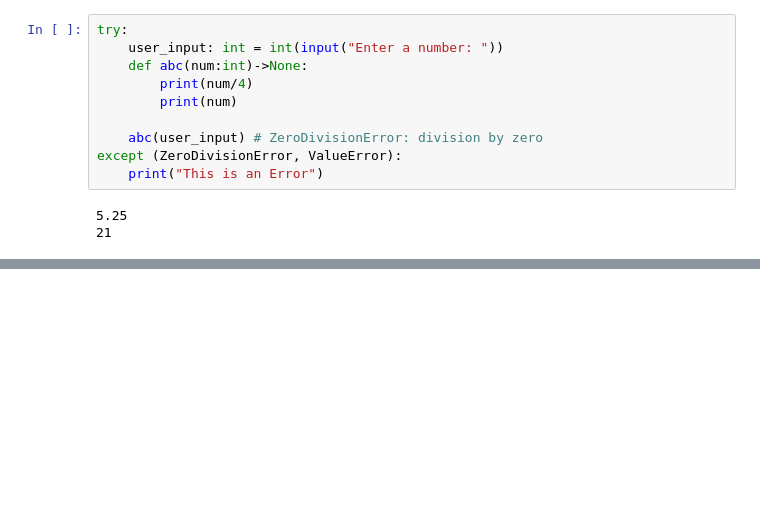
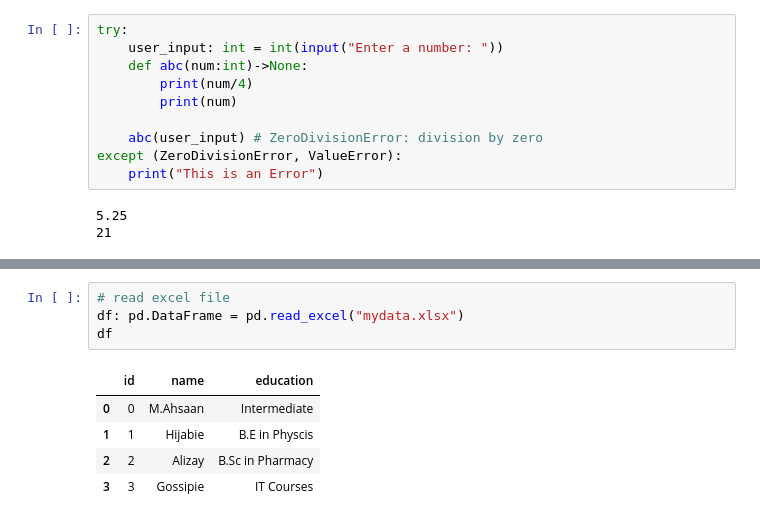
Before and after one commit to MuhammadAhsaanAbbasi/python_PracticeSession, a Jupyter notebook: class9/class9.ipynb, the cells around one changed output, grey strips where cells are left out. Cells and saved outputs as stored; diff of their text form; blank space fills up the shorter version.

```diff
--- a/class9/class9.ipynb
+++ b/class9/class9.ipynb
@@ -120,0 +228,10 @@ except (ZeroDivisionError, ValueError):
+# %%
+# read excel file
+df: pd.DataFrame = pd.read_excel("mydata.xlsx")
+df
+# %% [output]
+|  | id | name | education |
+| 0 | 0 | M.Ahsaan | Intermediate |
+| 1 | 1 | Hijabie | B.E in Physcis |
+| 2 | 2 | Alizay | B.Sc in Pharmacy |
+| 3 | 3 | Gossipie | IT Courses |
```
Also changed, not shown: parts of 13 cells of this notebook, 15 other files.
